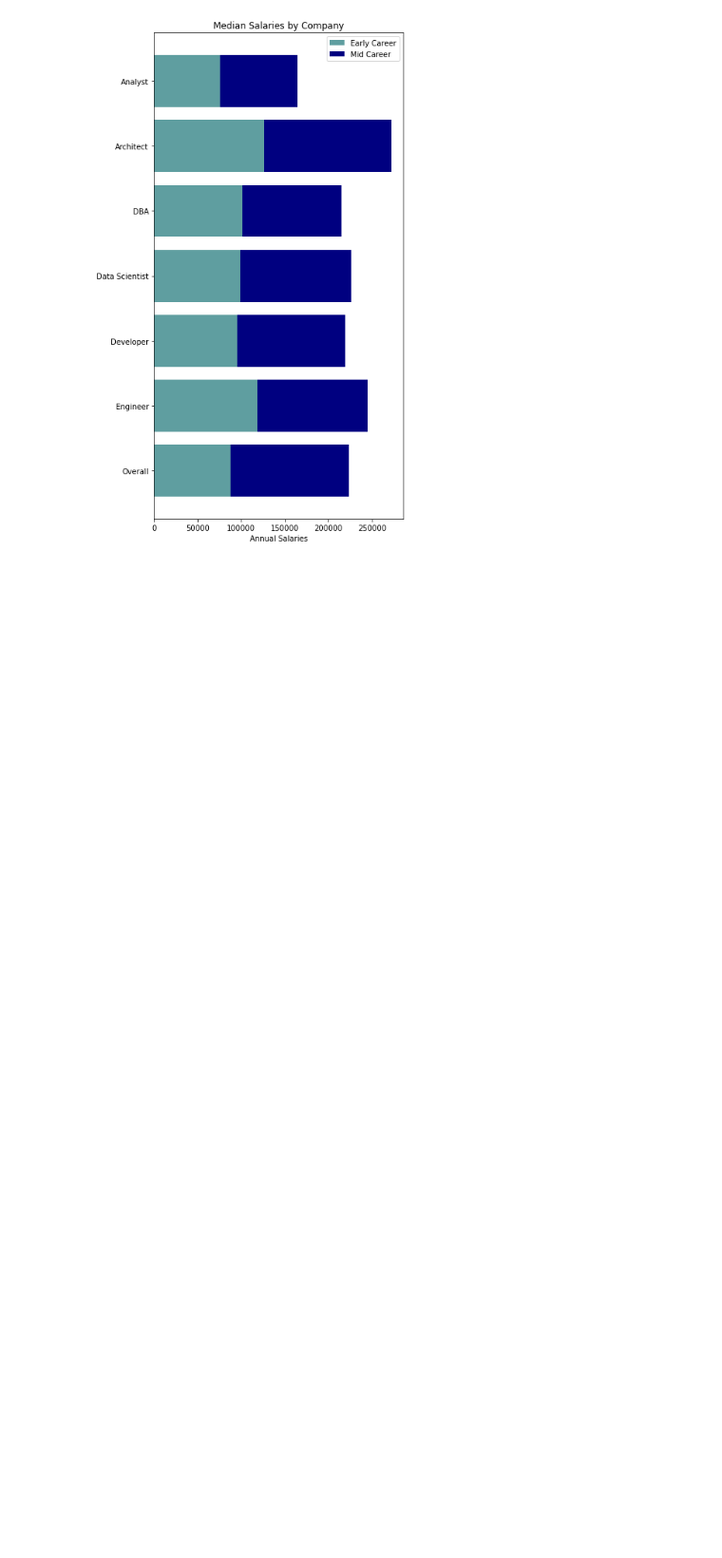
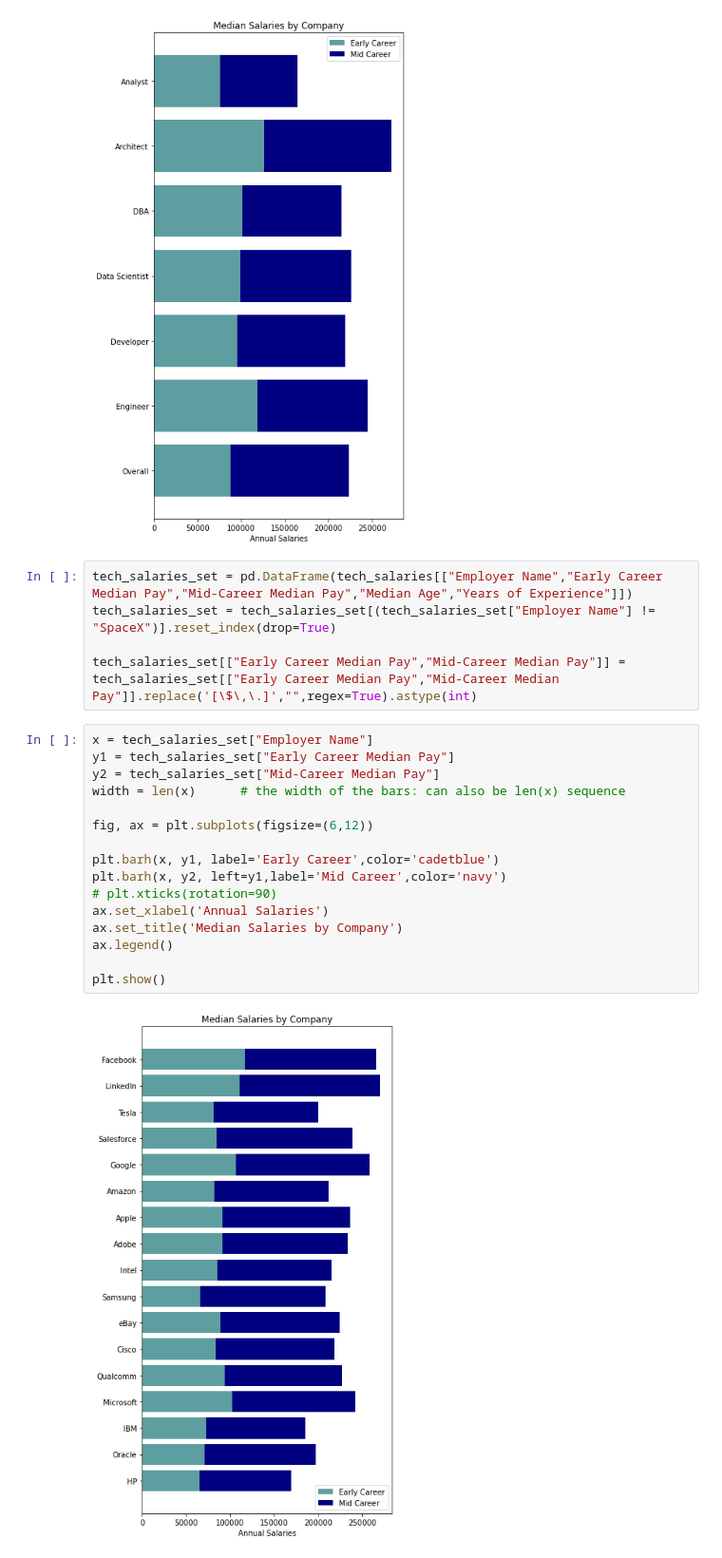
Before and after one commit to tritchlin/group-project1, a Jupyter notebook: project1.ipynb, the cells around one changed output. Shown at 95% size. Drawn from its saved outputs; the diff is of its cells as text; blank space fills up the shorter version.

Commit message:
Added final wages by company chart

```diff
--- a/project1.ipynb
+++ b/project1.ipynb
@@ -267,3 +267,26 @@ ax.legend()
 plt.show()
 # %% [output]
 [figure]
+# %%
+tech_salaries_set = pd.DataFrame(tech_salaries[["Employer Name","Early Career Median Pay","Mid-Career Median Pay","Median Age","Years of Experience"]])
+tech_salaries_set = tech_salaries_set[(tech_salaries_set["Employer Name"] != "SpaceX")].reset_index(drop=True)
+
+tech_salaries_set[["Early Career Median Pay","Mid-Career Median Pay"]] = tech_salaries_set[["Early Career Median Pay","Mid-Career Median Pay"]].replace('[\$\,\.]',"",regex=True).astype(int)
+# %%
+x = tech_salaries_set["Employer Name"]
+y1 = tech_salaries_set["Early Career Median Pay"]
+y2 = tech_salaries_set["Mid-Career Median Pay"]
+width = len(x)      # the width of the bars: can also be len(x) sequence
+
+fig, ax = plt.subplots(figsize=(6,12))
+
+plt.barh(x, y1, label='Early Career',color='cadetblue')
+plt.barh(x, y2, left=y1,label='Mid Career',color='navy')
+# plt.xticks(rotation=90)
+ax.set_xlabel('Annual Salaries')
+ax.set_title('Median Salaries by Company')
+ax.legend()
+
+plt.show()
+# %% [output]
+[figure, added]
```
Also changed, not shown: parts of 1 cell of this notebook.
